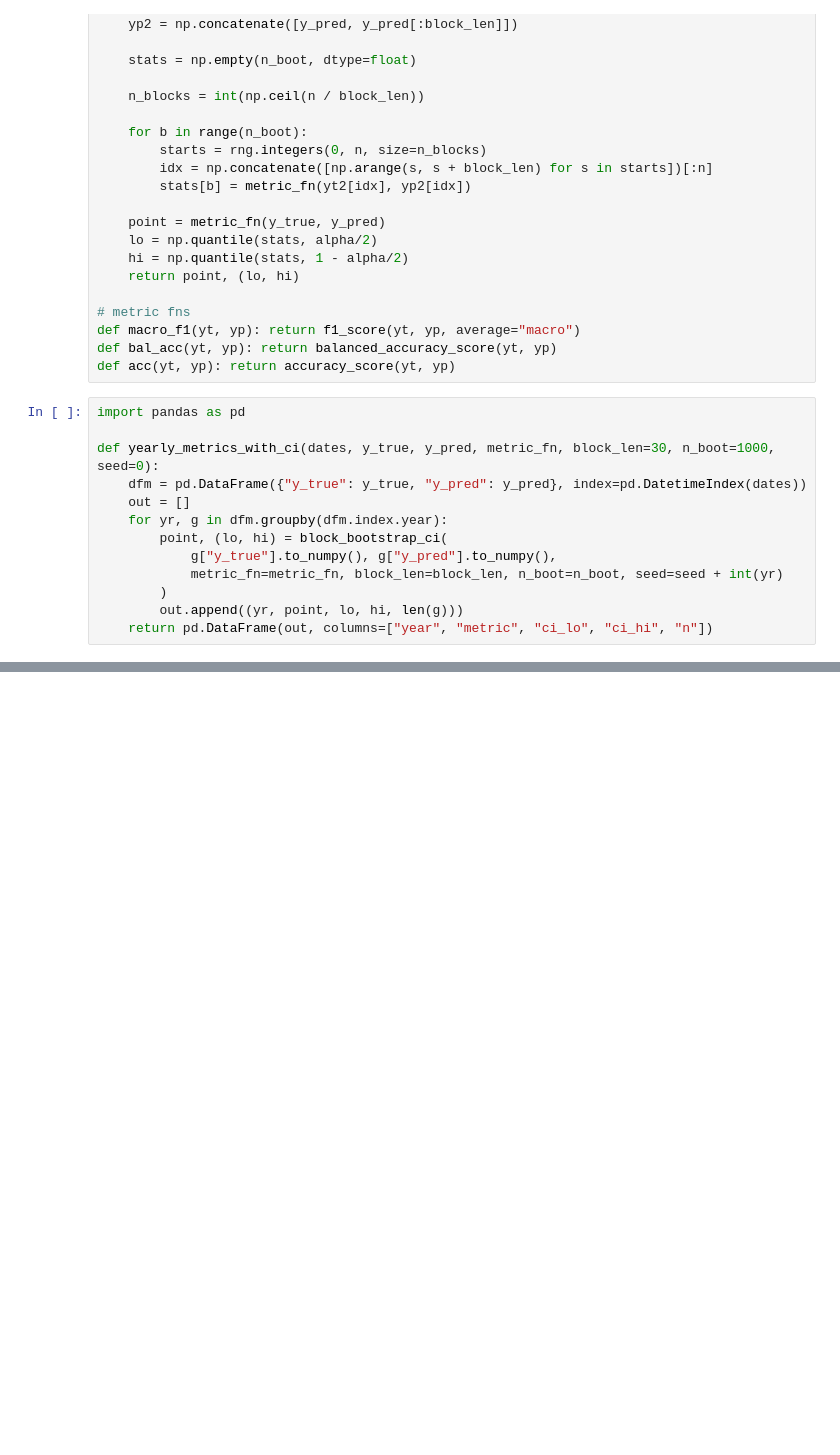
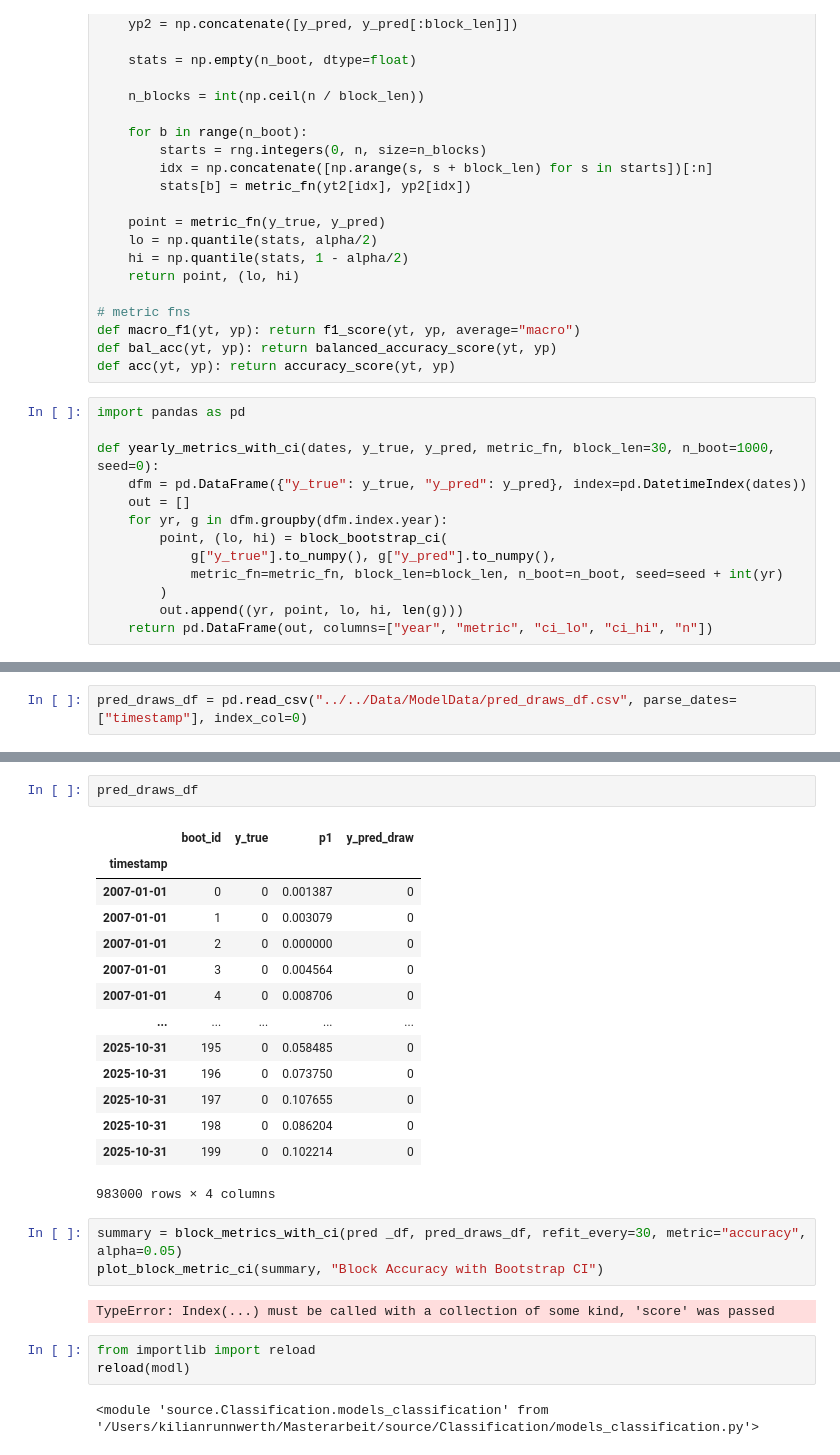
Before and after one commit to KiliTili/Masterarbeit, a Jupyter notebook: Notebooks/Benchmark/modelling_classification_msci_new.ipynb, the cells around one changed output, grey strips where cells are left out. Cells and saved outputs as stored; diff of their text form; blank space fills up the shorter version.

Commit message:
changes and implemented bootstrapping

```diff
--- a/Notebooks/Benchmark/modelling_classification_msci_new.ipynb
+++ b/Notebooks/Benchmark/modelling_classification_msci_new.ipynb
@@ -389,0 +335,2 @@ def yearly_metrics_with_ci(dates, y_true, y_pred, metric_fn, block_len=30, n_boo
+# %%
+pred_draws_df = pd.read_csv("../../Data/ModelData/pred_draws_df.csv", parse_dates=["timestamp"], index_col=0)
@@ -389,0 +345,27 @@ def yearly_metrics_with_ci(dates, y_true, y_pred, metric_fn, block_len=30, n_boo
+# %%
+pred_draws_df
+# %% [output]
+|  | boot_id | y_true | p1 | y_pred_draw |
+| timestamp |  |  |  |  |
+| 2007-01-01 | 0 | 0 | 0.001387 | 0 |
+| 2007-01-01 | 1 | 0 | 0.003079 | 0 |
+| 2007-01-01 | 2 | 0 | 0.000000 | 0 |
+| 2007-01-01 | 3 | 0 | 0.004564 | 0 |
+| 2007-01-01 | 4 | 0 | 0.008706 | 0 |
+| ... | ... | ... | ... | ... |
+| 2025-10-31 | 195 | 0 | 0.058485 | 0 |
+| 2025-10-31 | 196 | 0 | 0.073750 | 0 |
+| 2025-10-31 | 197 | 0 | 0.107655 | 0 |
+| 2025-10-31 | 198 | 0 | 0.086204 | 0 |
+| 2025-10-31 | 199 | 0 | 0.102214 | 0 |
+983000 rows × 4 columns
+# %%
+summary = block_metrics_with_ci(pred _df, pred_draws_df, refit_every=30, metric="accuracy", alpha=0.05)
+plot_block_metric_ci(summary, "Block Accuracy with Bootstrap CI")
+# %% [output]
+TypeError: Index(...) must be called with a collection of some kind, 'score' was passed
+# %%
+from importlib import reload
+reload(modl)
+# %% [output]
+<module 'source.Classification.models_classification' from '/Users/kilianrunnwerth/Masterarbeit/source/Classification/models_classification.py'>
```
Also changed, not shown: parts of 17 cells of this notebook, 11 other files.
